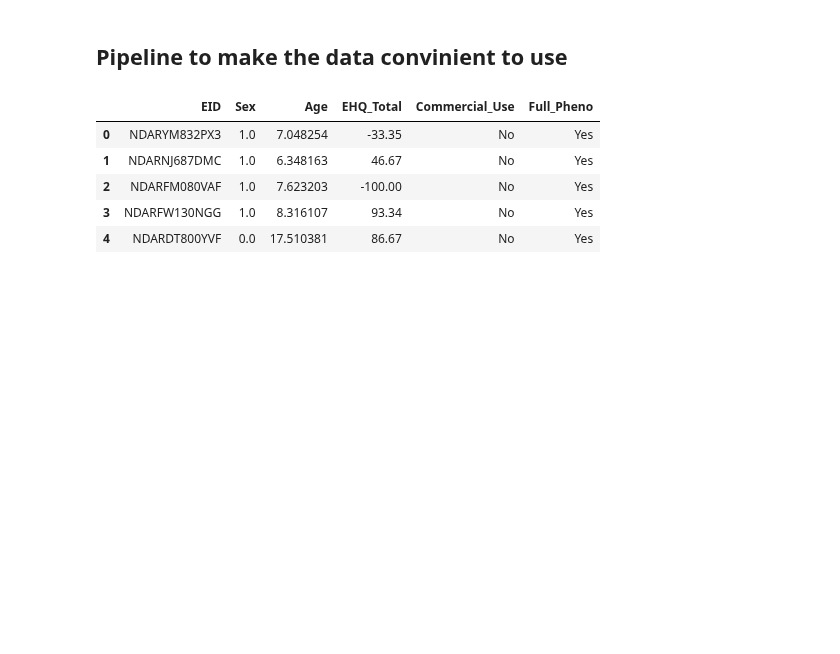
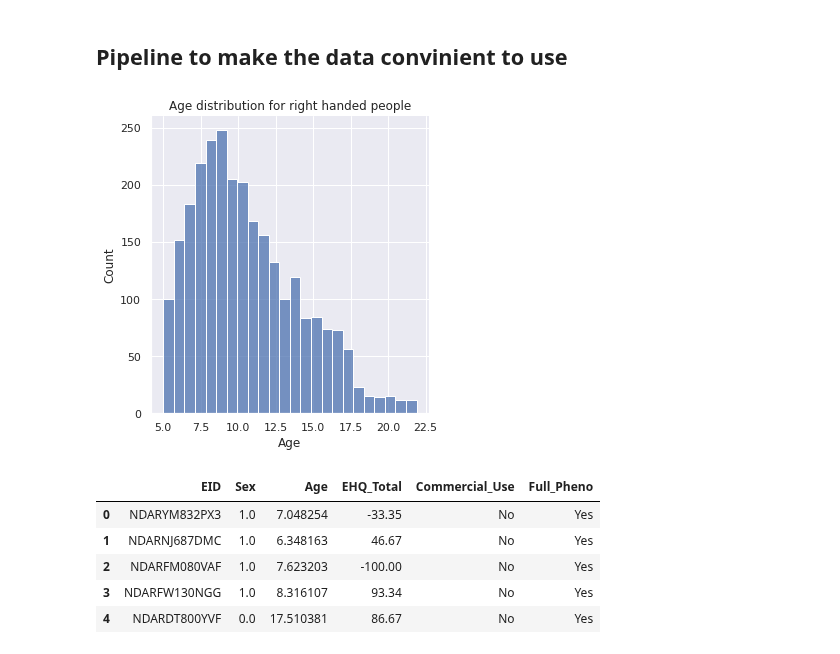
Before and after one commit to cristinarainich/Child-Mind-Institute-Project, a Jupyter notebook: Pheno_data.ipynb, the cells around one changed output. Drawn from its saved outputs; the diff is of its cells as text; code cells hidden in the pictures; blank space fills up the shorter version.

```diff
--- a/Pheno_data.ipynb
+++ b/Pheno_data.ipynb
@@ -203,6 +203,11 @@ pheno_mri = pd.read_csv(
     working_path.joinpath('pheno_mri.csv'),
     index_col=None
 )
+# %%
+sns.displot(pheno_mri[pheno_mri['EHQ_Total'] >= 40].Age)
+pl.title('Age distribution for right handed people');
+# %% [output]
+[figure, added]
 # %%
 pheno_mri.drop(['Unnamed: 0'], axis=1, inplace=True)
 # %%
```
Also changed, not shown: parts of 21 cells of this notebook.
